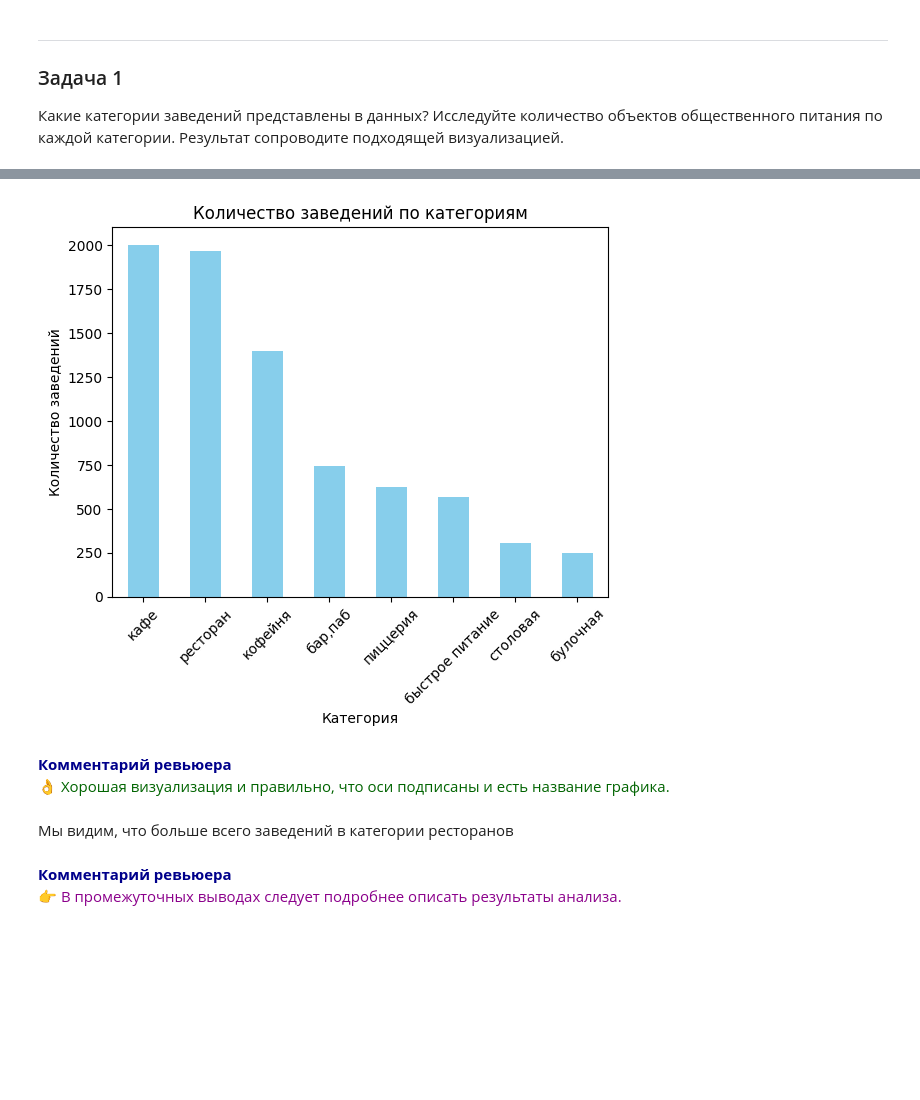
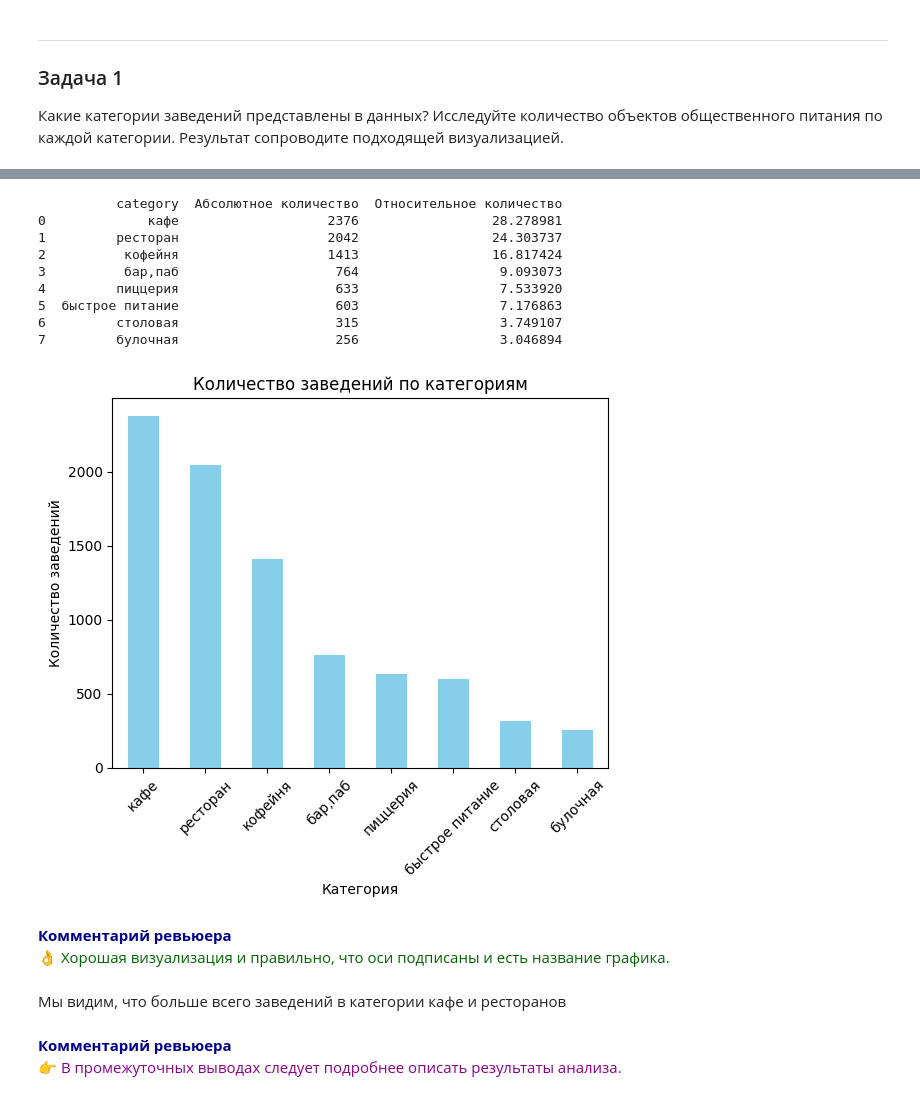
Before and after one commit to PsychoCoderrr/YPracticumProjects, a Jupyter notebook: VizPythonProjectVer2.ipynb, the cells around one changed output, grey strips where cells are left out. Saved outputs shown, nothing was run; the diff lists cells and outputs as text; code cells hidden in the pictures; blank space fills up the shorter version.

```diff
--- a/VizPythonProjectVer2.ipynb
+++ b/VizPythonProjectVer2.ipynb
@@ -312,6 +312,3 @@ start_str_count = df_merged.shape[0]
 start_str_count
 # %% [output]
 8406
-# %%
-#произведем удаление пропусков
-df_merged = df_merged.dropna(subset=['hours'])
@@ -429,3 +407,5 @@ memory usage: 860.8+ KB
+# %%
+df_merged.drop_duplicates(subset=['name', 'address'], keep='first', inplace=True)
 # %%
 #посчитаем кол-во строк в после удаления дубликатов
 final_str_count = df_merged.shape[0]
@@ -498,22 +478,39 @@ print(" Было строк в исходном датасете", a,
 ![image.png](attachment:image.png)
 ![image-2.png](attachment:image-2.png)
 # %%
+absolute_counts = df_merged['category'].value_counts()
+relative_counts = df_merged['category'].value_counts(normalize=True) * 100
+pivot_table = pd.DataFrame({
+    'Абсолютное количество': absolute_counts,
+    'Относительное количество': relative_counts
+}).reset_index()
+print(pivot_table)
+
 df_merged['category'].value_counts().plot(
     kind = 'bar',
     color = 'skyblue'
 )
 plt.title('Количество заведений по категориям')
 plt.ylabel('Количество заведений')
 plt.xlabel('Категория')
 plt.xticks(rotation=45)
 plt.show()
 # %% [output]
+          category  Абсолютное количество  Относительное количество
+0             кафе                   2376                 28.278981
+1         ресторан                   2042                 24.303737
+2          кофейня                   1413                 16.817424
+3          бар,паб                    764                  9.093073
+4         пиццерия                    633                  7.533920
+5  быстрое питание                    603                  7.176863
+6         столовая                    315                  3.749107
+7         булочная                    256                  3.046894
-[figure, old version]
+[figure, new version]
 # %% [markdown]
 <font color='DarkBlue'><b>Комментарий ревьюера</b></font><br>
 <font color='DarkGreen'>👌 Хорошая визуализация и правильно, что оси подписаны и есть название графика.</font>
 # %% [markdown]
-Мы видим, что больше всего заведений в категории ресторанов
+Мы видим, что больше всего заведений в категории кафе и ресторанов
 # %% [markdown]
 <font color='DarkBlue'><b>Комментарий ревьюера</b></font><br>
 <font color='DarkMagenta'>👉 В промежуточных выводах следует подробнее описать результаты анализа.</font>
```
Also changed, not shown: parts of 34 cells of this notebook.
